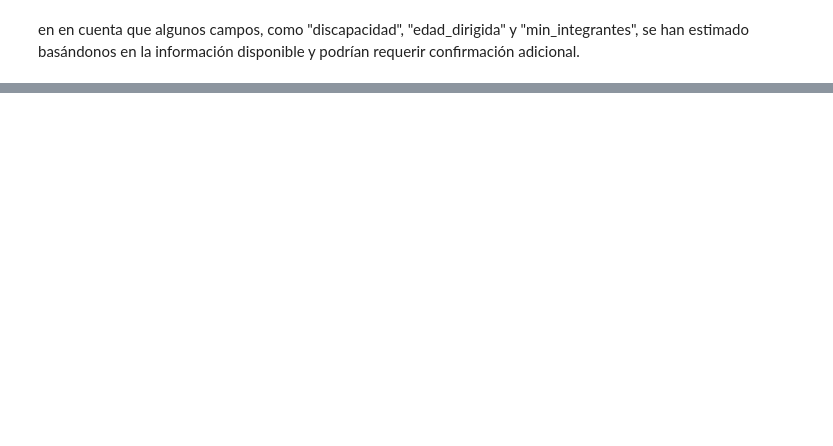
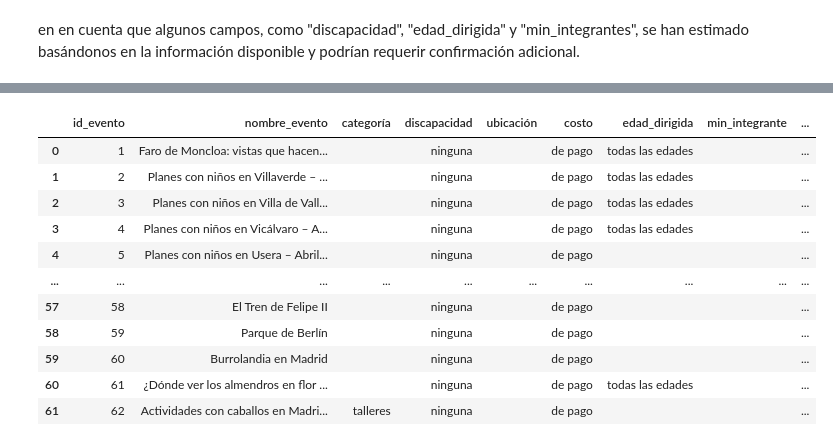
Before and after one commit to IsabelRomoBru/DS102024, a Jupyter notebook: webscraping2.ipynb, the cells around one changed output, grey strips where cells are left out. Saved outputs shown, nothing was run; the diff lists cells and outputs as text; code cells hidden in the pictures; blank space fills up the shorter version.

```diff
--- a/webscraping2.ipynb
+++ b/webscraping2.ipynb
@@ -750,0 +600,87 @@ df
+# %%
+import requests
+from bs4 import BeautifulSoup
+import pandas as pd
+import time
+
+headers = {"User-Agent": "Mozilla/5.0"}
+base_url = "https://planesfamiliares.com"
+
+# Paso 1: Obtener enlaces a eventos
+index_url = f"{base_url}/aire-libre/"
+resp = requests.get(index_url, headers=headers)
+soup = BeautifulSoup(resp.content, "html.parser")
+
+# Encuentra los enlaces a artículos
+articulos = soup.select("h3.jeg_post_title > a")
+urls_eventos = [a["href"] for a in articulos if a["href"].startswith("http")]
+
+eventos = []
+
+# Paso 2: Scrapeo de cada evento individual
+for idx, url in enumerate(urls_eventos, start=1):
+    try:
+        res = requests.get(url, headers=headers)
+        detail = BeautifulSoup(res.content, "html.parser")
+
+        titulo = detail.find("h1", class_="jeg_post_title").get_text(strip=True)
+        subtitulo = detail.find("h2", class_="jeg_post_subtitle")
+        subtitulo = subtitulo.get_text(strip=True) if subtitulo else ""
+        desc_lower = (titulo + ". " + subtitulo).lower()
+
+        def inferir_categoria(text):
+            if "taller" in text: return "talleres"
+            if "deporte" in text: return "deportiva"
+            if "museo" in text or "libro" in text: return "cultural"
+            return ""
+
+        def inferir_modalidad(text):
+            return "exterior" if "retiro" in text or "parque" in text or "aire libre" in text else "interior"
+
+        def inferir_discapacidad(text):
+            d = []
+            if "silla de ruedas" in text or "accesible" in text: d.append("motora")
+            if "lengua de signos" in text: d.append("auditiva")
+            if "braille" in text: d.append("visual")
+            return d if d else ["ninguna"]
+
+        def inferir_edad(text):
+            if "niños pequeños" in text: return "0-5 años"
+            if "mayores de 6" in text: return "6-12 años"
+            if "adolescentes" in text: return "13-17 años"
+            if "familia" in text or "todas las edades" in text: return "todas las edades"
+            return ""
+
+        eventos.append({
+            "id_evento": idx,
+            "nombre_evento": titulo,
+            "categoría": inferir_categoria(desc_lower),
+            "discapacidad": ", ".join(inferir_discapacidad(desc_lower)),
+            "ubicación": "",  # puede inferirse con reglas
+            "costo": "gratuito" if "gratis" in desc_lower else "de pago",
+            "edad_dirigida": inferir_edad(desc_lower),
+            "min_integrante": "",
+            "modalidad": inferir_modalidad(desc_lower),
+            "min_integrantes": ""
+        })
+
+        time.sleep(1)  # Para evitar bloqueos
+    except Exception as e:
+        print(f"Error con {url}: {e}")
+
+# Convertir a DataFrame
+df = pd.DataFrame(eventos)
+df
+# %% [output]
+|  | id_evento | nombre_evento | categoría | discapacidad | ubicación | costo | edad_dirigida | min_integrante | ... |
+| 0 | 1 | Faro de Moncloa: vistas que hacen... |  | ninguna |  | de pago | todas las edades |  | ... |
+| 1 | 2 | Planes con niños en Villaverde – ... |  | ninguna |  | de pago | todas las edades |  | ... |
+| 2 | 3 | Planes con niños en Villa de Vall... |  | ninguna |  | de pago | todas las edades |  | ... |
+| 3 | 4 | Planes con niños en Vicálvaro – A... |  | ninguna |  | de pago | todas las edades |  | ... |
+| 4 | 5 | Planes con niños en Usera – Abril... |  | ninguna |  | de pago |  |  | ... |
+| ... | ... | ... | ... | ... | ... | ... | ... | ... | ... |
+| 57 | 58 | El Tren de Felipe II |  | ninguna |  | de pago |  |  | ... |
+| 58 | 59 | Parque de Berlín |  | ninguna |  | de pago |  |  | ... |
+| 59 | 60 | Burrolandia en Madrid |  | ninguna |  | de pago |  |  | ... |
+| 60 | 61 | ¿Dónde ver los almendros en flor ... |  | ninguna |  | de pago | todas las edades |  | ... |
+| 61 | 62 | Actividades con caballos en Madri... | talleres | ninguna |  | de pago |  |  | ... |
```
Also changed, not shown: parts of 7 cells of this notebook, 1 other file.
